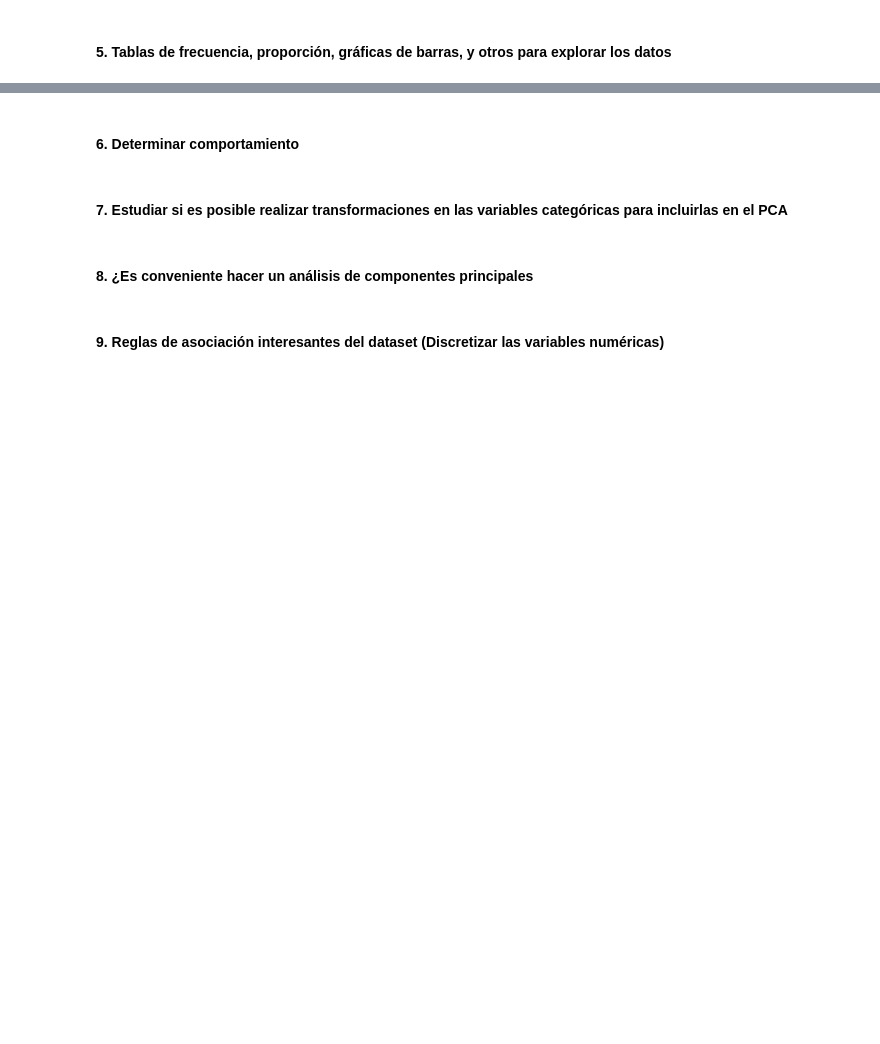
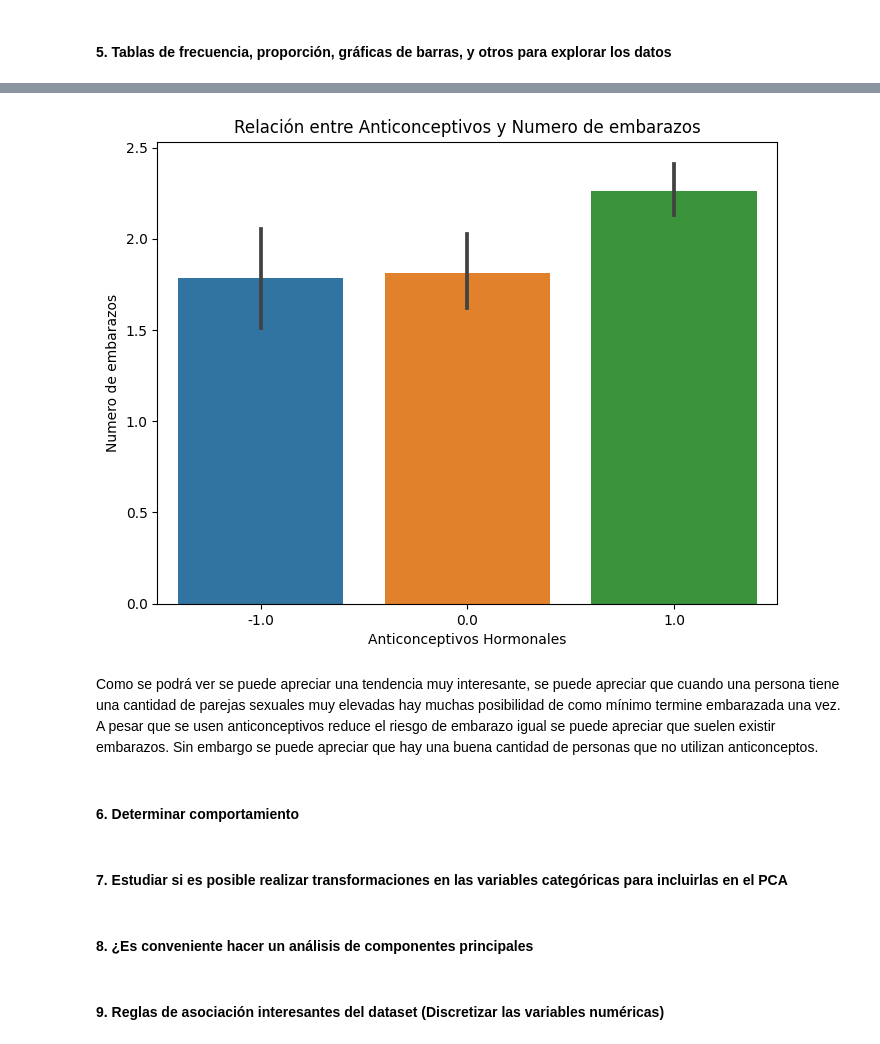
Before and after one commit to CrisLayB/DataScience_Lab01, a Jupyter notebook: lab-01.ipynb, the cells around one changed output, grey strips where cells are left out. Cells and saved outputs as stored; diff of their text form; code cells hidden in the pictures; blank space fills up the shorter version.

```diff
--- a/lab-01.ipynb
+++ b/lab-01.ipynb
@@ -395,3 +464,16 @@ Se puede observar que el 1% de los pacientes fueron diagnosticados con NIC (Neop
+# %%
+df_preg_and_contra = data_frame.copy()
+
+plt.figure(figsize=(8, 6))
+sns.barplot(x='Hormonal Contraceptives', y='Num of pregnancies', data=df_preg_and_contra)
+plt.xlabel('Anticonceptivos Hormonales')
+plt.ylabel('Numero de embarazos')
+plt.title('Relación entre Anticonceptivos y Numero de embarazos')
+plt.show()
+# %% [output]
+[figure, added]
+# %% [markdown]
+Como se podrá ver se puede apreciar una tendencia muy interesante, se puede apreciar que cuando una persona tiene una cantidad de parejas sexuales muy elevadas hay muchas posibilidad de como mínimo termine embarazada una vez. A pesar que se usen anticonceptivos reduce el riesgo de embarazo igual se puede apreciar que suelen existir embarazos. Sin embargo se puede apreciar que hay una buena cantidad de personas que no utilizan anticonceptos.
 # %% [markdown]
 #### 6. Determinar comportamiento
 # %% [markdown]
```
Also changed, not shown: parts of 11 cells of this notebook.
